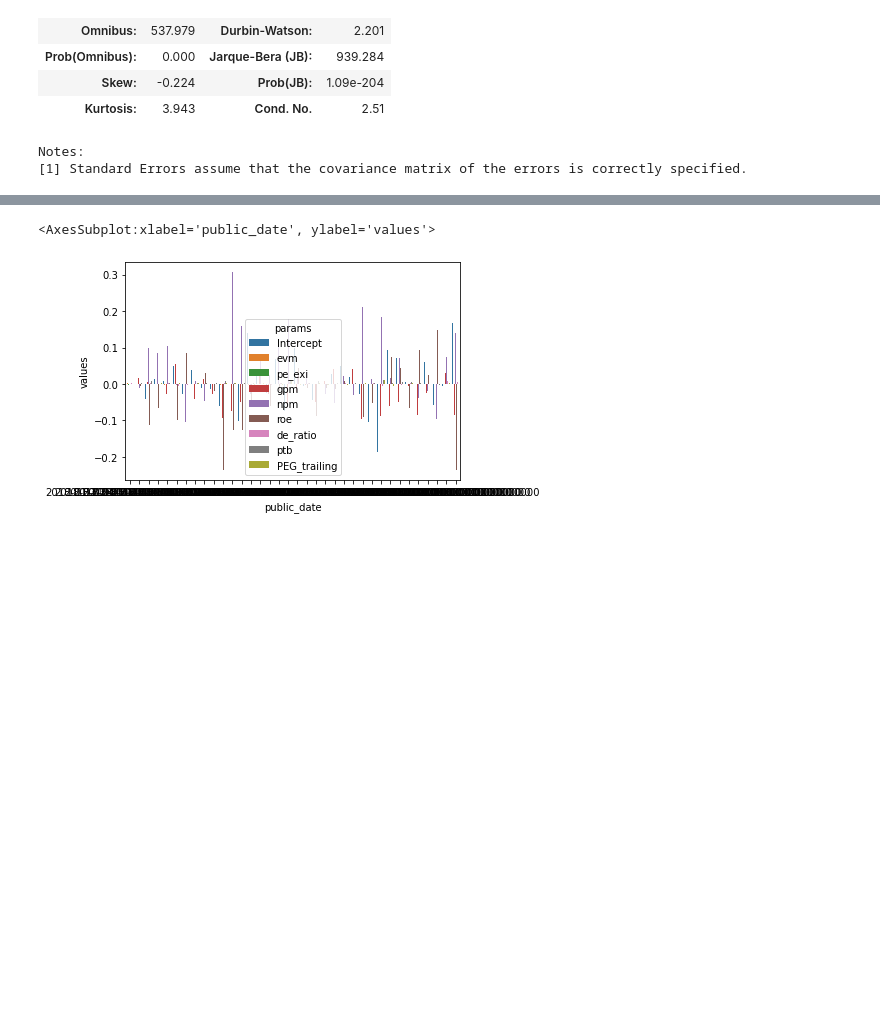
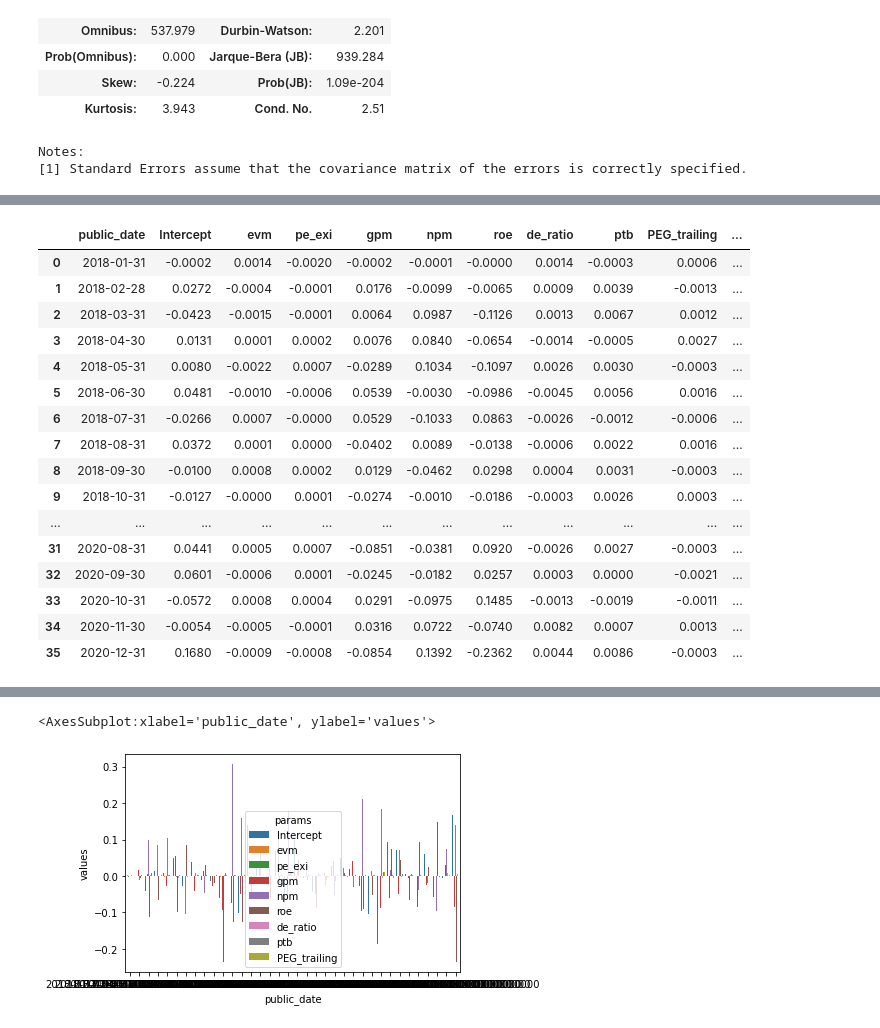
Before and after one commit to jordanweintraub914/GBUS-424-Project-, a Jupyter notebook: cleaned_monthly.ipynb, the cells around one changed output, grey strips where cells are left out. Drawn from its saved outputs; the diff is of its cells as text; code cells hidden in the pictures; blank space fills up the shorter version.

```diff
--- a/cleaned_monthly.ipynb
+++ b/cleaned_monthly.ipynb
@@ -367,0 +290,16 @@ sns.lineplot(x='public_date',y='pred',data=fit_2019,color='blue')
+# %%
+def reg_params(df,formula="log_ret_cond_shift ~ evm + pe_exi + gpm + npm + roe + de_ratio + ptb + PEG_trailing + divyield"):
+    return pd.Series(sm.formula.ols(formula,data = df).fit().params)
+# %%
+def reg_r2(df,formula="log_ret_cond_shift ~ evm + pe_exi + gpm + npm + roe + de_ratio + ptb + PEG_trailing + divyield"):
+    return pd.Series(sm.formula.ols(formula,data = df).fit().rsquared)
+# %%
+table_r2 = (
+    dat_filter # grab the data
+
+    .groupby(['public_date']).apply(reg_r2)
+    .rename(columns={0:'r2'})
+
+    .reset_index()
+)
+table_r2
@@ -367,0 +324,8 @@ sns.lineplot(x='public_date',y='pred',data=fit_2019,color='blue')
+# %%
+table_param = (
+    dat_filter # grab the data
+
+    .groupby(['public_date']).apply(reg_params)
+    .reset_index()
+)
+table
@@ -368 +350,22 @@ sns.lineplot(x='public_date',y='pred',data=fit_2019,color='blue')
+# %%
+table = pd.merge(table_param, table_r2, on='public_date').round(4)
+table
+# %% [output]
+|  | public_date | Intercept | evm | pe_exi | gpm | npm | roe | de_ratio | ptb | PEG_trailing | ... |
+| 0 | 2018-01-31 | -0.0002 | 0.0014 | -0.0020 | -0.0002 | -0.0001 | -0.0000 | 0.0014 | -0.0003 | 0.0006 | ... |
+| 1 | 2018-02-28 | 0.0272 | -0.0004 | -0.0001 | 0.0176 | -0.0099 | -0.0065 | 0.0009 | 0.0039 | -0.0013 | ... |
+| 2 | 2018-03-31 | -0.0423 | -0.0015 | -0.0001 | 0.0064 | 0.0987 | -0.1126 | 0.0013 | 0.0067 | 0.0012 | ... |
+| 3 | 2018-04-30 | 0.0131 | 0.0001 | 0.0002 | 0.0076 | 0.0840 | -0.0654 | -0.0014 | -0.0005 | 0.0027 | ... |
+| 4 | 2018-05-31 | 0.0080 | -0.0022 | 0.0007 | -0.0289 | 0.1034 | -0.1097 | 0.0026 | 0.0030 | -0.0003 | ... |
+| 5 | 2018-06-30 | 0.0481 | -0.0010 | -0.0006 | 0.0539 | -0.0030 | -0.0986 | -0.0045 | 0.0056 | 0.0016 | ... |
+| 6 | 2018-07-31 | -0.0266 | 0.0007 | -0.0000 | 0.0529 | -0.1033 | 0.0863 | -0.0026 | -0.0012 | -0.0006 | ... |
+| 7 | 2018-08-31 | 0.0372 | 0.0001 | 0.0000 | -0.0402 | 0.0089 | -0.0138 | -0.0006 | 0.0022 | 0.0016 | ... |
+| 8 | 2018-09-30 | -0.0100 | 0.0008 | 0.0002 | 0.0129 | -0.0462 | 0.0298 | 0.0004 | 0.0031 | -0.0003 | ... |
+| 9 | 2018-10-31 | -0.0127 | -0.0000 | 0.0001 | -0.0274 | -0.0010 | -0.0186 | -0.0003 | 0.0026 | 0.0003 | ... |
+| ... | ... | ... | ... | ... | ... | ... | ... | ... | ... | ... | ... |
+| 31 | 2020-08-31 | 0.0441 | 0.0005 | 0.0007 | -0.0851 | -0.0381 | 0.0920 | -0.0026 | 0.0027 | -0.0003 | ... |
+| 32 | 2020-09-30 | 0.0601 | -0.0006 | 0.0001 | -0.0245 | -0.0182 | 0.0257 | 0.0003 | 0.0000 | -0.0021 | ... |
+| 33 | 2020-10-31 | -0.0572 | 0.0008 | 0.0004 | 0.0291 | -0.0975 | 0.1485 | -0.0013 | -0.0019 | -0.0011 | ... |
+| 34 | 2020-11-30 | -0.0054 | -0.0005 | -0.0001 | 0.0316 | 0.0722 | -0.0740 | 0.0082 | 0.0007 | 0.0013 | ... |
+| 35 | 2020-12-31 | 0.1680 | -0.0009 | -0.0008 | -0.0854 | 0.1392 | -0.2362 | 0.0044 | 0.0086 | -0.0003 | ... |
 # %%
```
Also changed, not shown: parts of 7 cells of this notebook.
